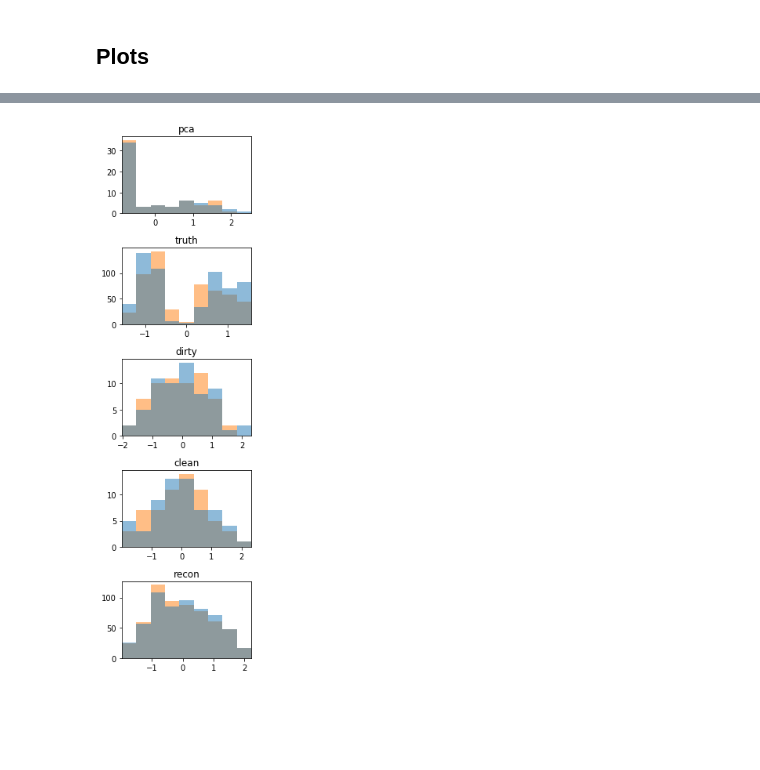
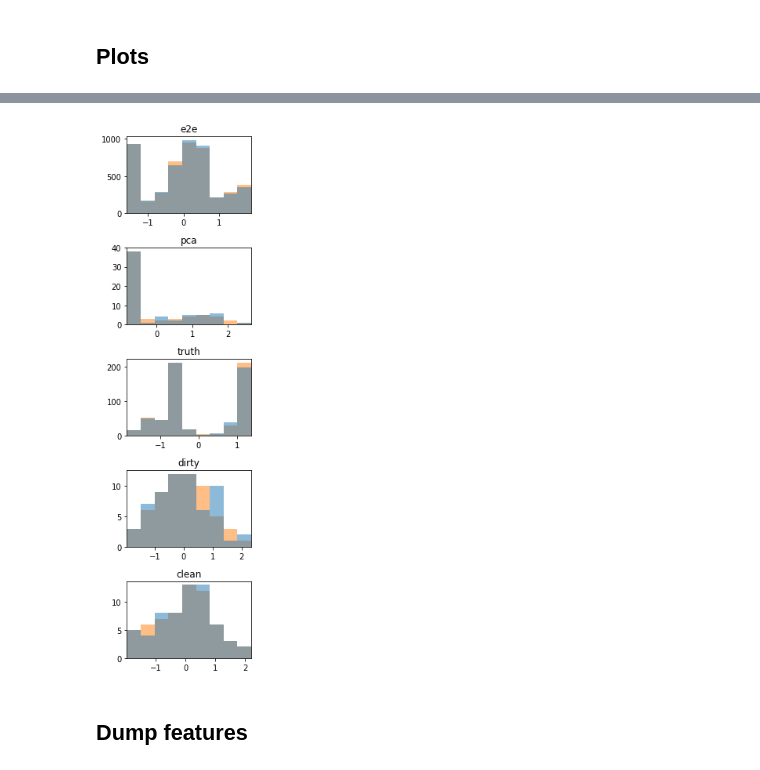
Before and after one commit to MatthewJA/brushtail, a Jupyter notebook: c3dis-simulation-autoencoder-experiments.ipynb, the cells around one changed output, grey strips where cells are left out. Cells and saved outputs as stored; diff of their text form; code cells hidden in the pictures; blank space fills up the shorter version.

```diff
--- a/c3dis-simulation-autoencoder-experiments.ipynb
+++ b/c3dis-simulation-autoencoder-experiments.ipynb
@@ -198,0 +212,7 @@ DeconvolvingAutoencoder(
+# %%
+%matplotlib inline
+for i in range(1):
+    plt.plot(torch_T[i].detach().numpy()[0])
+    plt.plot(torch_T[i].detach().numpy()[1])
+    plt.title(torch_labels[i])
+    plt.show()
@@ -292,6 +391,7 @@ recon = dcae.forward(torch_X)
 for i in range(3):
     plt.figure(figsize=(12, 3))
     plt.subplot(1, 4, 1)
+    plt.title(torch_labels[i].detach().numpy() == [0, 1])
     plt.plot(torch_T[i][0].detach().numpy(), c='blue')
     plt.plot(torch_T[i][1].detach().numpy(), c='orange')
     plt.subplot(1, 4, 2)
@@ -313,5 +413,5 @@ for i in range(3):
 # %%
-labels = simple * 2 - 1
-labels[:10]
+labels = simple
+print(labels)
 encoding_dirty = dcae.encode_dirty(torch_X).detach().numpy()
 encoding_clean = dcae.encode_clean(torch_X).detach().numpy()
@@ -318,3 +420,5 @@ encoding_clean = dcae.encode_clean(torch_X).detach().numpy()
+# %%
+encoding_e2e = e2e.conv(torch_X_conv).view(-1, 16 * 300).detach().numpy()
 # %%
 encoding_recon = dcae.forward(torch_X)[-1].detach().numpy()
 # %%
@@ -375,20 +475,23 @@ test_extracted_features(spectra_conv_, labels)
 # %%
+%matplotlib inline
 plt.figure(figsize=(3, 10))
 for i, name, features in zip(
         range(1, 6),
-        ['pca', 'truth', 'dirty', 'clean', 'recon'],
-        [pca_features, spectra_conv_, encoding_dirty, encoding_clean, encoding_recon]):
+        ['e2e', 'pca', 'truth', 'dirty', 'clean', 'recon'],
+        [encoding_e2e, pca_features, spectra_conv_, encoding_dirty, encoding_clean, encoding_recon]):
     mean_pos = features[labels > 0].std(axis=0)
-    mean_neg = features[labels < 0].std(axis=0)
+    mean_neg = features[labels <= 0].std(axis=0)
     mean_pos -= mean_pos.mean()
     mean_pos /= mean_pos.std()
     mean_neg -= mean_neg.mean()
     mean_neg /= mean_neg.std()
     plt.subplot(5, 1, i)
     lim = (numpy.percentile(mean_pos, 1), numpy.percentile(mean_pos, 99))
     plt.hist([mean_pos, mean_neg], histtype='stepfilled', bins=numpy.linspace(*lim, 10), alpha=0.5)
     plt.xlim(lim)
     plt.title(name)
 plt.tight_layout()
 # %% [output]
-[figure, old version]
+[figure, new version]
+# %% [markdown]
+## Dump features
```
Also changed, not shown: parts of 26 cells of this notebook, 2 other files.
